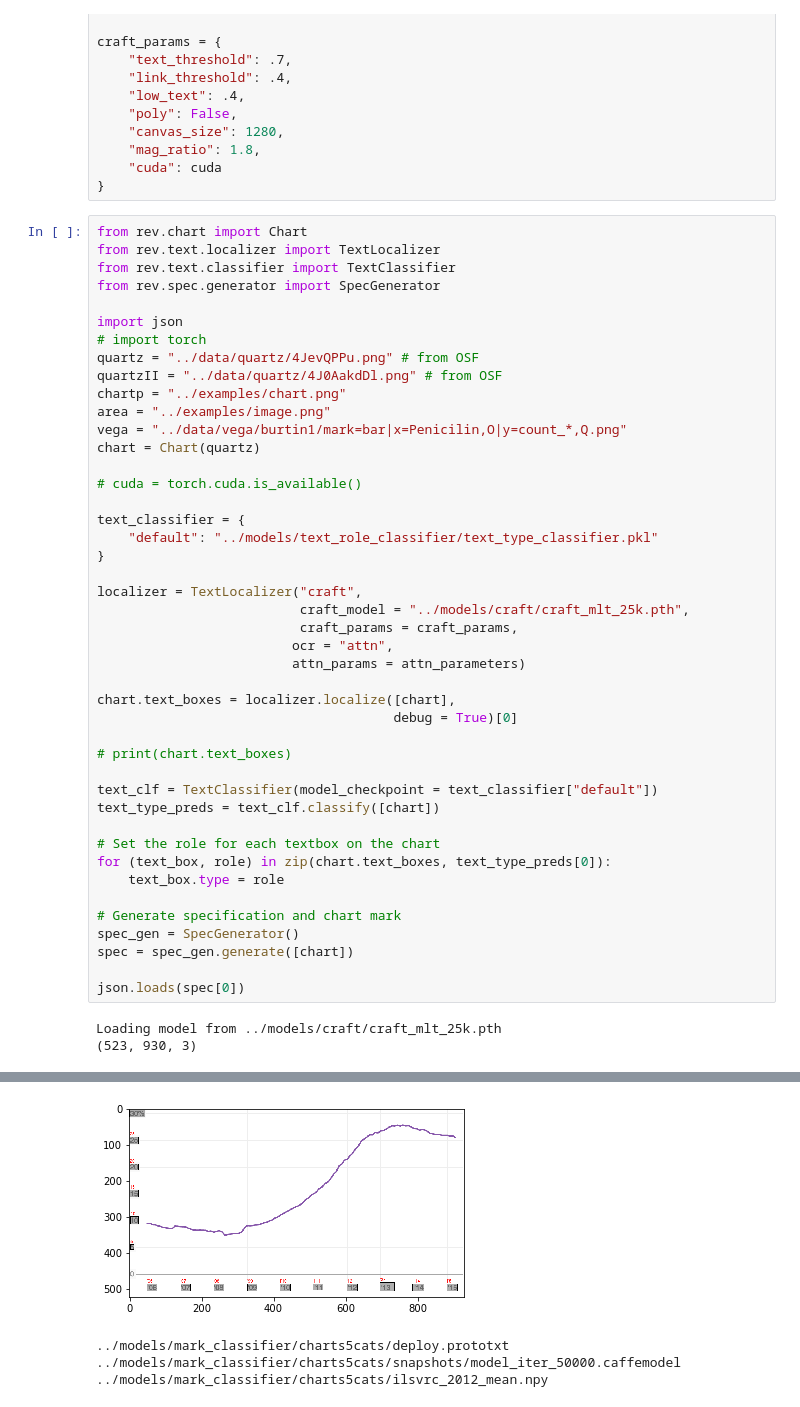
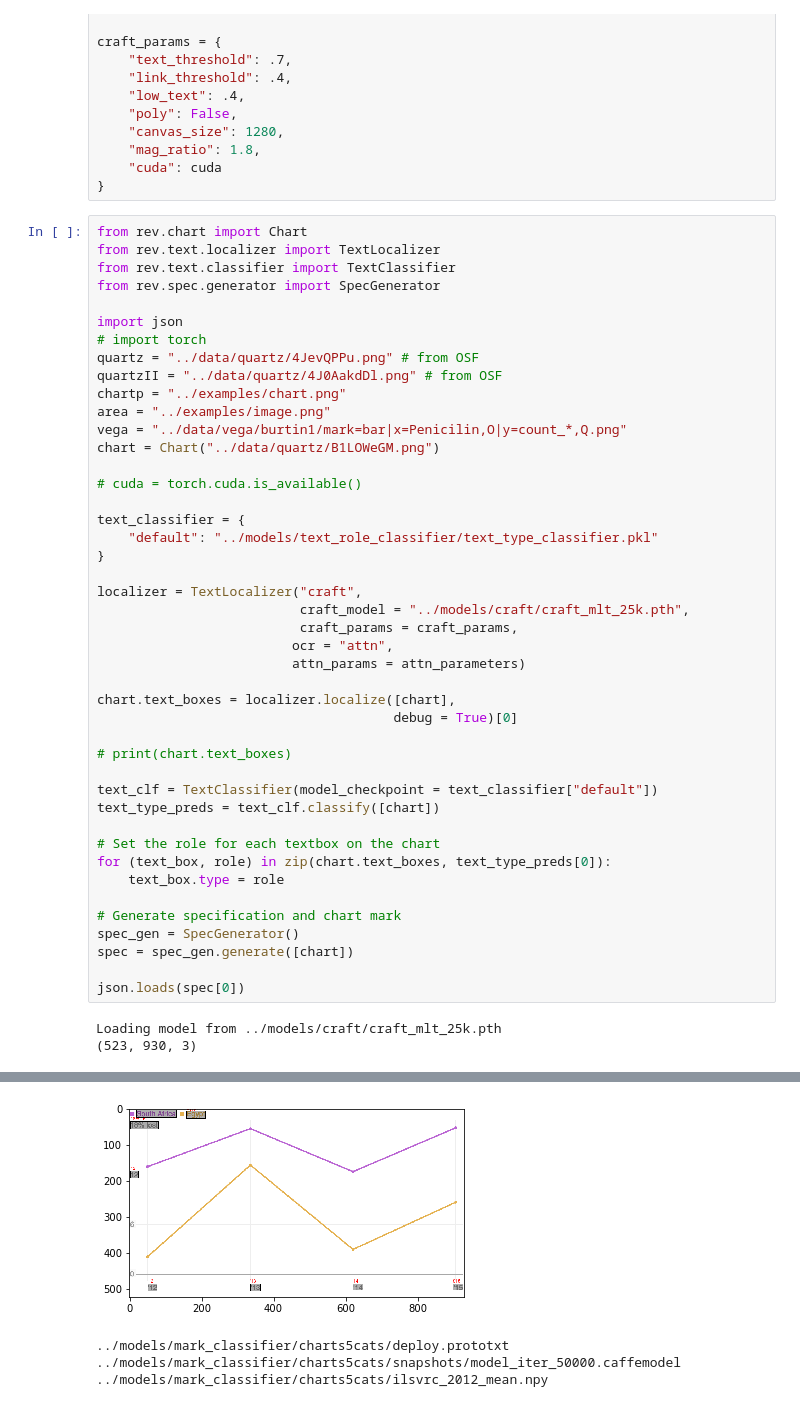
Before and after one commit to visual-ds/rev, a Jupyter notebook: notebooks/Example.ipynb, the cells around one changed output, grey strips where cells are left out. Cells and saved outputs as stored; diff of their text form.

```diff
--- a/notebooks/Example.ipynb
+++ b/notebooks/Example.ipynb
@@ -150,7 +150,7 @@ quartzII = "../data/quartz/4J0AakdDl.png" # from OSF
 chartp = "../examples/chart.png"
 area = "../examples/image.png"
 vega = "../data/vega/burtin1/mark=bar|x=Penicilin,O|y=count_*,Q.png"
-chart = Chart(quartz)
+chart = Chart("../data/quartz/B1LOWeGM.png")
 
 # cuda = torch.cuda.is_available()
 
@@ -191,4 +191,4 @@ loading pretrained model from ../models/attn/TPS-ResNet-BiLSTM-Attn-case-sensiti
-[figure, old version]
+[figure, new version]
 ../models/mark_classifier/charts5cats/deploy.prototxt
 ../models/mark_classifier/charts5cats/snapshots/model_iter_50000.caffemodel
 ../models/mark_classifier/charts5cats/ilsvrc_2012_mean.npy
```
Also changed, not shown: parts of 1 cell of this notebook, 5 other files.
